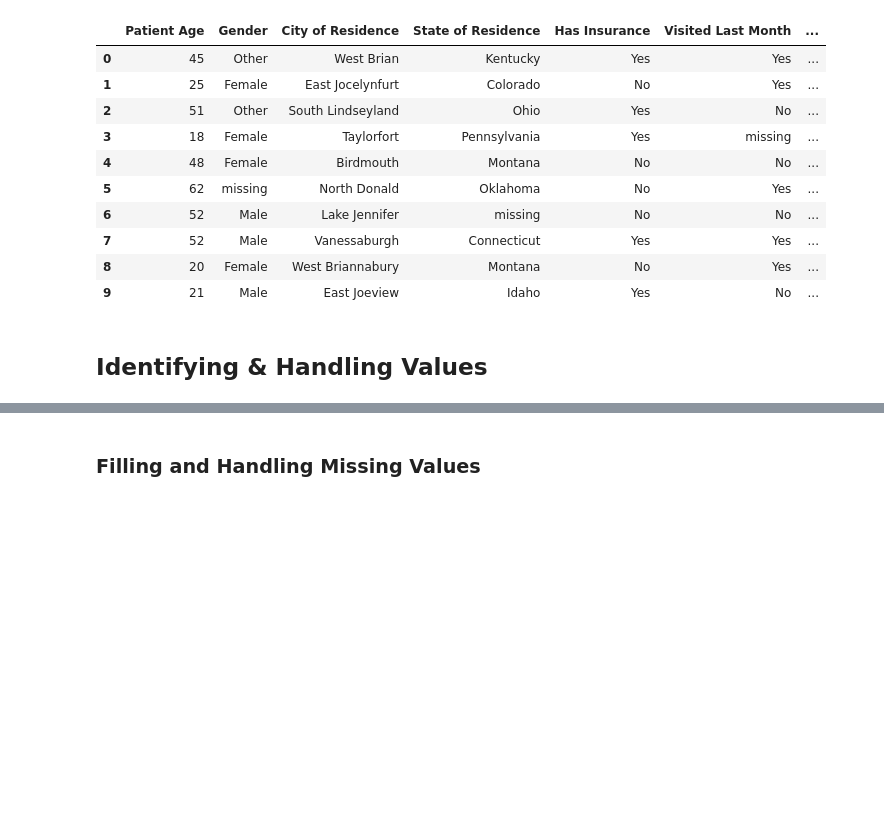
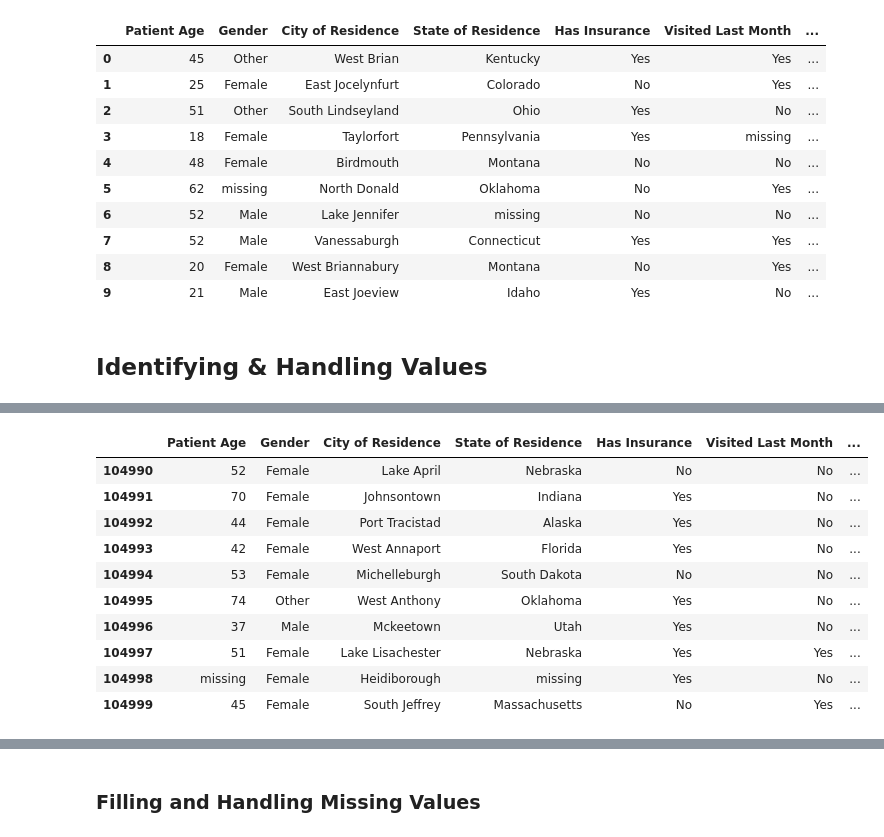
Before and after one commit to angeliki-tzanou/datasci_2_manipulation, a Jupyter notebook: HHA 507- #2 Assignment.ipynb, the cells around one changed output, grey strips where cells are left out. Cells and saved outputs as stored; diff of their text form; code cells hidden in the pictures; blank space fills up the shorter version.

```diff
--- a/HHA 507- #2 Assignment.ipynb
+++ b/HHA 507- #2 Assignment.ipynb
@@ -277,0 +311,14 @@ df_hc.head(10)
+# %%
+df_hc.tail(10)
+# %% [output]
+|  | Patient Age | Gender | City of Residence | State of Residence | Has Insurance | Visited Last Month | ... |
+| 104990 | 52 | Female | Lake April | Nebraska | No | No | ... |
+| 104991 | 70 | Female | Johnsontown | Indiana | Yes | No | ... |
+| 104992 | 44 | Female | Port Tracistad | Alaska | Yes | No | ... |
+| 104993 | 42 | Female | West Annaport | Florida | Yes | No | ... |
+| 104994 | 53 | Female | Michelleburgh | South Dakota | No | No | ... |
+| 104995 | 74 | Other | West Anthony | Oklahoma | Yes | No | ... |
+| 104996 | 37 | Male | Mckeetown | Utah | Yes | No | ... |
+| 104997 | 51 | Female | Lake Lisachester | Nebraska | Yes | Yes | ... |
+| 104998 | missing | Female | Heidiborough | missing | Yes | No | ... |
+| 104999 | 45 | Female | South Jeffrey | Massachusetts | No | Yes | ... |
```
Also changed, not shown: parts of 8 cells of this notebook.
